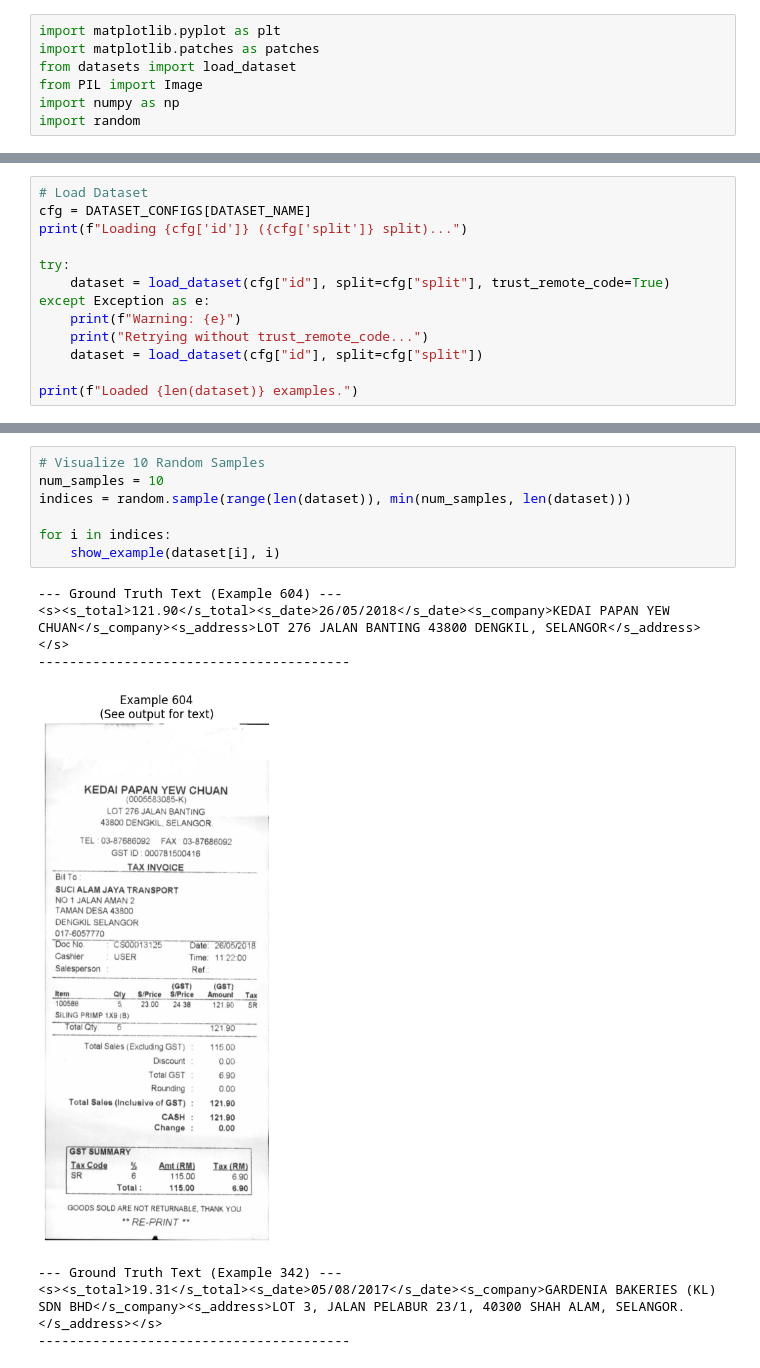
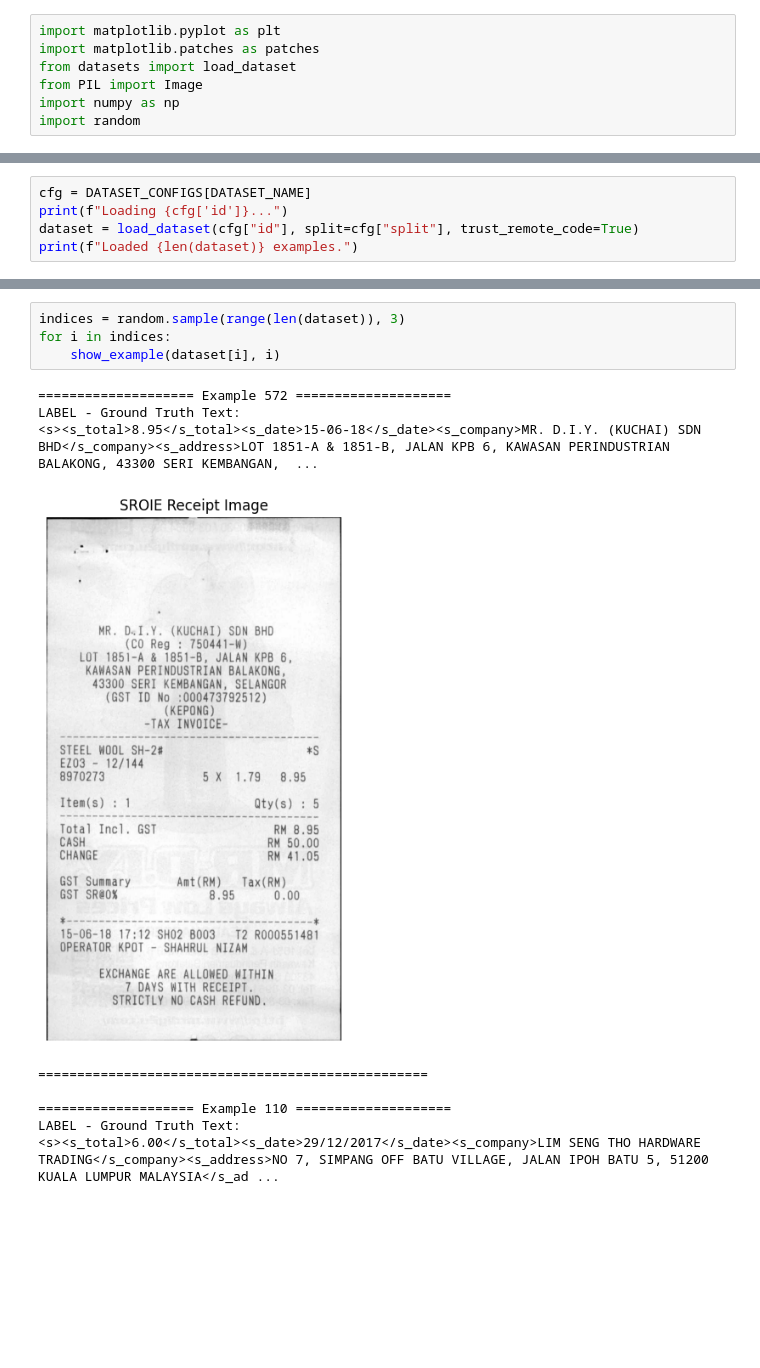
Before and after one commit to DavidHyuk/UI_Understanding_BM, a Jupyter notebook: notebooks/explore_dataset.ipynb, the cells around one changed output, grey strips where cells are left out. Saved outputs shown, nothing was run; the diff lists cells and outputs as text; blank space fills up the shorter version.

```diff
--- a/notebooks/explore_dataset.ipynb
+++ b/notebooks/explore_dataset.ipynb
@@ -28,17 +26,9 @@ DATASET_CONFIGS = {
     }
 }
 # %%
-# Load Dataset
 cfg = DATASET_CONFIGS[DATASET_NAME]
-print(f"Loading {cfg['id']} ({cfg['split']} split)...")
-
-try:
-    dataset = load_dataset(cfg["id"], split=cfg["split"], trust_remote_code=True)
-except Exception as e:
-    print(f"Warning: {e}")
-    print("Retrying without trust_remote_code...")
-    dataset = load_dataset(cfg["id"], split=cfg["split"])
-
+print(f"Loading {cfg['id']}...")
+dataset = load_dataset(cfg["id"], split=cfg["split"], trust_remote_code=True)
 print(f"Loaded {len(dataset)} examples.")
 # %% [output]
 `trust_remote_code` is not supported anymore.
@@ -90,15 +77,14 @@ def show_example(example, index):
 # %%
-# Visualize 10 Random Samples
-num_samples = 10
-indices = random.sample(range(len(dataset)), min(num_samples, len(dataset)))
-
+indices = random.sample(range(len(dataset)), 3)
 for i in indices:
     show_example(dataset[i], i)
 # %% [output]
---- Ground Truth Text (Example 604) ---
-<s><s_total>121.90</s_total><s_date>26/05/2018</s_date><s_company>KEDAI PAPAN YEW CHUAN</s_company><s_address>LOT 276 JALAN BANTING 43800 DENGKIL, SELANGOR</s_address></s>
-----------------------------------------
+==================== Example 572 ====================
+LABEL - Ground Truth Text:
+<s><s_total>8.95</s_total><s_date>15-06-18</s_date><s_company>MR. D.I.Y. (KUCHAI) SDN BHD</s_company><s_address>LOT 1851-A & 1851-B, JALAN KPB 6, KAWASAN PERINDUSTRIAN BALAKONG, 43300 SERI KEMBANGAN,  ...
-[figure, old version]
+[figure, new version]
---- Ground Truth Text (Example 342) ---
-<s><s_total>19.31</s_total><s_date>05/08/2017</s_date><s_company>GARDENIA BAKERIES (KL) SDN BHD</s_company><s_address>LOT 3, JALAN PELABUR 23/1, 40300 SHAH ALAM, SELANGOR.</s_address></s>
-----------------------------------------
+==================================================
+
+==================== Example 110 ====================
+LABEL - Ground Truth Text:
+<s><s_total>6.00</s_total><s_date>29/12/2017</s_date><s_company>LIM SENG THO HARDWARE TRADING</s_company><s_address>NO 7, SIMPANG OFF BATU VILLAGE, JALAN IPOH BATU 5, 51200 KUALA LUMPUR MALAYSIA</s_ad ...
```
Also changed, not shown: parts of 5 cells of this notebook, 4 other files.
